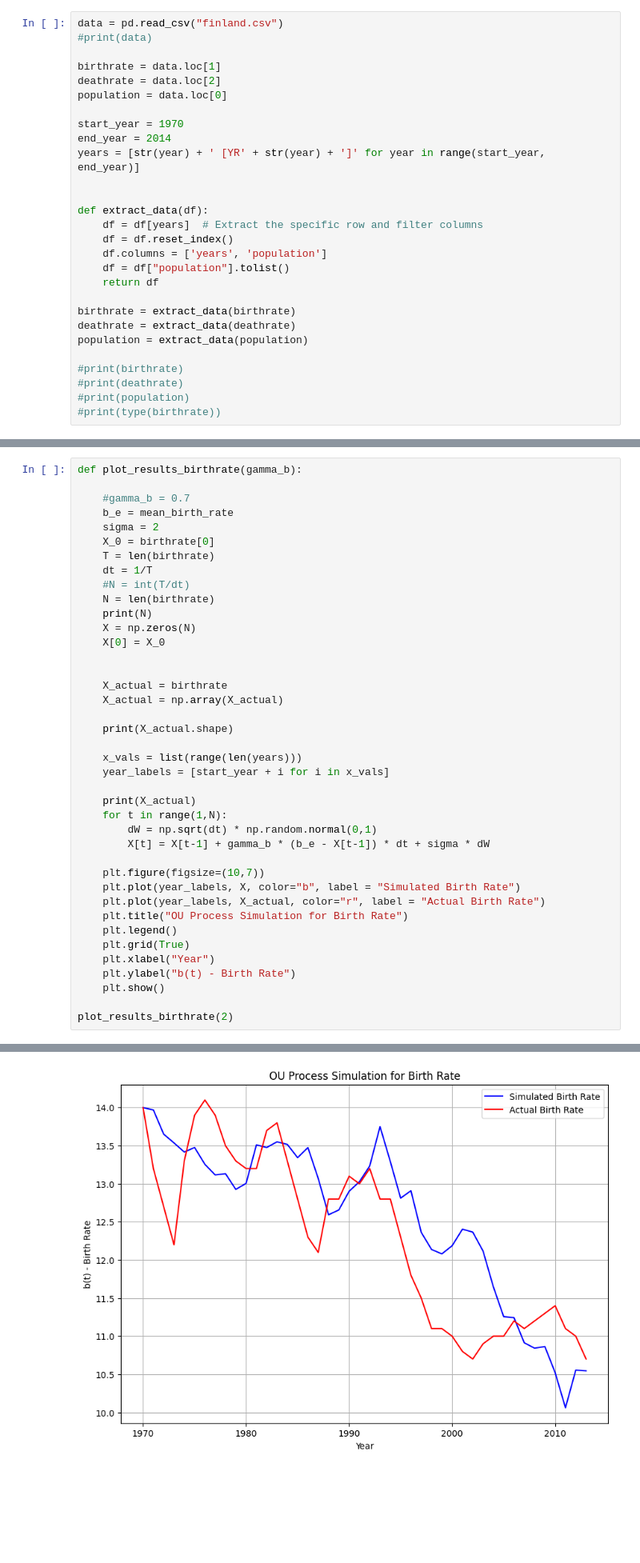
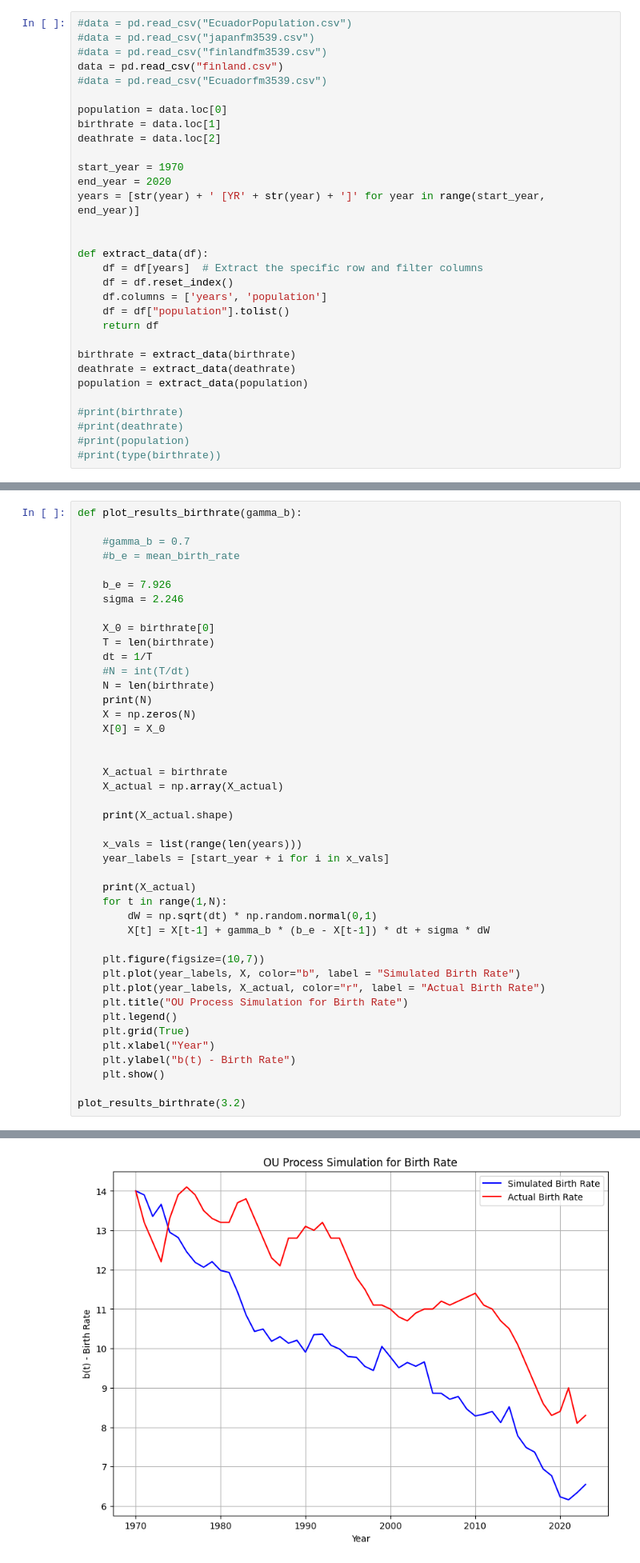
Before and after one commit to kellyj83/ML-Trading-Model, a Jupyter notebook: extractdata.ipynb, the cells around one changed output, grey strips where cells are left out. Shown at 80% size. Cells and saved outputs as stored; diff of their text form; blank space fills up the shorter version.

Commit message:
- Added in DF Test - Added in MLE code for mean reversion equations - Added in new datasets

```diff
--- a/extractdata.ipynb
+++ b/extractdata.ipynb
@@ -8,13 +11,16 @@ from ipywidgets import interact, interactive, fixed, interact_manual, Layout
 # %%
+#data = pd.read_csv("EcuadorPopulation.csv")
+#data = pd.read_csv("japanfm3539.csv")
+#data = pd.read_csv("finlandfm3539.csv")
 data = pd.read_csv("finland.csv")
-#print(data)
+#data = pd.read_csv("Ecuadorfm3539.csv")
 
+population = data.loc[0]
 birthrate = data.loc[1]
 deathrate = data.loc[2]
-population = data.loc[0]
 
 start_year = 1970
-end_year = 2014
+end_year = 2020
 years = [str(year) + ' [YR' + str(year) + ']' for year in range(start_year, end_year)]
 
 
@@ -82,8 +164,11 @@ Mean Death Rate from 1970 to 2014: 9.48636
 def plot_results_birthrate(gamma_b):
 
     #gamma_b = 0.7
-    b_e = mean_birth_rate
-    sigma = 2
+    #b_e = mean_birth_rate
+
+    b_e = 7.926
+    sigma = 2.246
+
     X_0 = birthrate[0]
     T = len(birthrate)
     dt = 1/T
@@ -117,5 +202,5 @@ def plot_results_birthrate(gamma_b):
     plt.ylabel("b(t) - Birth Rate")
     plt.show()
 
-plot_results_birthrate(2)
+plot_results_birthrate(3.2)
 # %% [output]
@@ -128,4 +213,4 @@ plot_results_birthrate(2)
-[figure, old version]
+[figure, new version]
 # %%
 def plot_results_deathrate(gamma_d,sigma_d):
 
```
Also changed, not shown: parts of 11 cells of this notebook, 4 other files.
